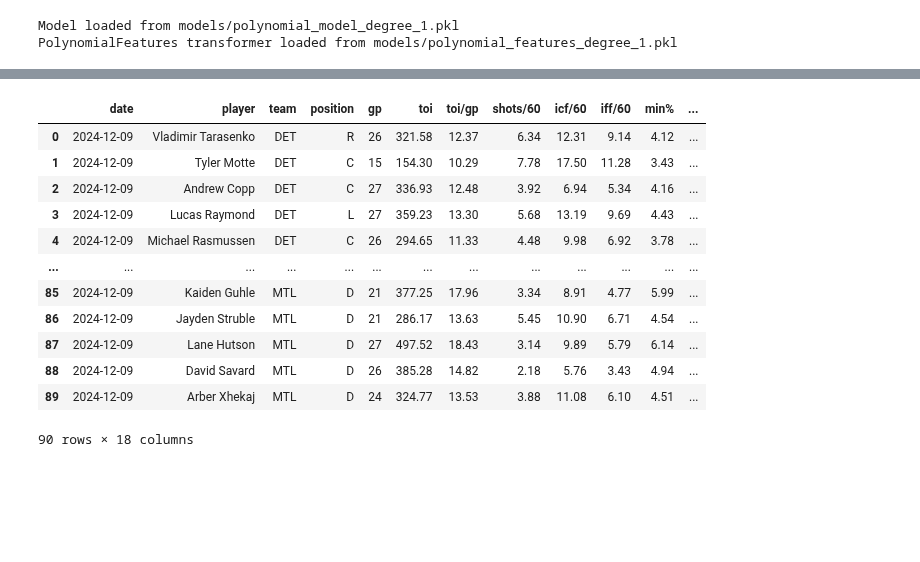
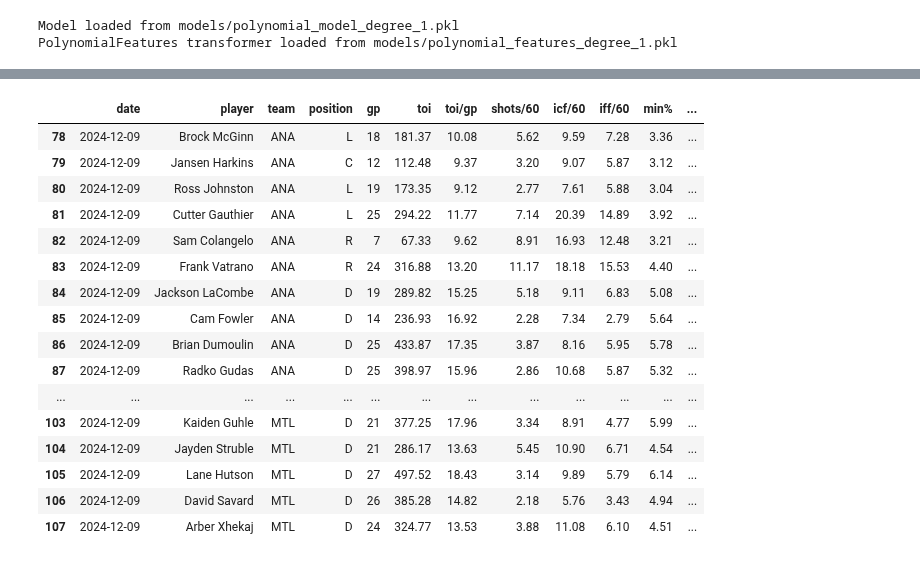
Before and after one commit to bwista/accurateshothelper, a Jupyter notebook: x_shots_model_01.ipynb, the cells around one changed output, grey strips where cells are left out. Drawn from its saved outputs; the diff is of its cells as text; code cells hidden in the pictures; blank space fills up the shorter version.

```diff
--- a/x_shots_model_01.ipynb
+++ b/x_shots_model_01.ipynb
@@ -1018,7 +1035,9 @@ def process_team_lineup_shots(input_date: str, team: str, player_stats_df: pd.Da
                 enddate=reference_date_str,
                 rate='y'
             )
-        print("Player and goalie statistics fetched successfully.")
+            print("Player and goalie statistics fetched successfully.")
+        else:
+            print("Player and goalie statistics already provided.")
 
         # Step 3: Extract team lineup for the input date and team
         lineup = extract_team_lineup(team, input_date)
@@ -1042,6 +1061,6 @@ def process_team_lineup_shots(input_date: str, team: str, player_stats_df: pd.Da
     except Exception as e:
         print(f"An error occurred during processing: {e}")
         raise
+
+# shots = process_team_lineup_shots('2024-12-09', 'NYR')
+# shots
-# %%
-shots = process_team_lineup_shots('2024-12-09', 'NYR')
-shots
@@ -1083,5 +1067,5 @@ Lineup extracted for team NYR on 2024-12-09.
 # %%
-def process_team_shots_and_opponent(input_date: str, team: str) -> Dict[str, Any]:
+def process_team_shots_and_opponent(input_date: str, team: str, player_stats_df: pd.DataFrame=None) -> Dict[str, Any]:
     """
     Processes a team's lineup shots and retrieves opponent's on-ice statistics for a given date.
 
@@ -1095,9 +1079,6 @@ def process_team_shots_and_opponent(input_date: str, team: str) -> Dict[str, Any
     Args:
         input_date (str): The reference date in 'YYYY-MM-DD' format.
         team (str): The three-letter team code (e.g., 'TOR').
-        db_config (Dict[str, str]): Database configuration dictionary.
-        model: Loaded regression model.
-        poly: Loaded PolynomialFeatures transformer.
 
     Returns:
         Dict[str, Any]: A dictionary containing the team's lineup shots DataFrame, game_id, opponent team code,
@@ -1118,7 +1099,7 @@ def process_team_shots_and_opponent(input_date: str, team: str) -> Dict[str, Any
             day_before_input = day_before_input_dt.strftime('%Y-%m-%d')
 
         # Step 2: Run process_team_lineup_shots for the given team and date
-        team_shots_df = process_team_lineup_shots(input_date, team)
+        team_shots_df = process_team_lineup_shots(input_date, team, player_stats_df)
 
         # Insert date as the first column
         team_shots_df.insert(0, 'date', input_date)
@@ -1157,10 +1138,15 @@ def process_team_shots_and_opponent(input_date: str, team: str) -> Dict[str, Any
         if not game_id or not opponent_team_tricode:
             raise ValueError(f"Team {team} did not play on {input_date} or could not determine opponent.")
 
-        # Step 5: Convert opponent_team_tricode to full name
+        # Step 5: Convert opponent_team_tricode to full name and remove accent marks
         opponent_team_fullname = get_fullname_by_tricode(opponent_team_tricode)
         if opponent_team_fullname is None:
             raise ValueError(f"Could not find full name for opponent TriCode '{opponent_team_tricode}'.")
+        # Remove any accent marks from opponent_team_fullname
+        opponent_team_fullname = ''.join(
+            c for c in unicodedata.normalize('NFD', opponent_team_fullname)
+            if unicodedata.category(c) != 'Mn'
+        )
         print(f"Opponent Team Full Name: {opponent_team_fullname}")
 
         # Step 6: Use nst_team_on_ice_scraper to fetch opponent's on-ice statistics
@@ -1534,7 +1520,7 @@ def process_date_shots(date: str, sportsbook: str = 'draftkings') -> pd.DataFram
                 logging.info(f"Processing team: {team} in game ID: {game_id}")
 
                 # Step 4: Process team shots and opponent statistics
-                processed_data = process_team_shots_and_opponent(date, team)
+                processed_data = process_team_shots_and_opponent(date, team, player_stats_df)
 
                 # Extract the team_shots DataFrame from the processed data
                 team_shots_df = processed_data.get('team_shots')
@@ -1547,6 +1533,7 @@ def process_date_shots(date: str, sportsbook: str = 'draftkings') -> pd.DataFram
                 team_shots_df = add_sog_to_team_shots(team_shots_df)
 
                 # Step 6: Process the team shots DataFrame to retrieve odds
+                #TODO need to add either error saying no odds retrieved, or fetch the odds
                 processed_shots_df = process_team_shots(team_shots_df, sportsbook, line=True)
 
                 if processed_shots_df.empty:
@@ -1719,19 +1718,23 @@ Applied opponent's CF% as a modifier to the team's projected shots (x_shots) bas
 # %%
-combined_shots_df
+combined_shots_df.tail(30)
 # %% [output]
 |  | date | player | team | position | gp | toi | toi/gp | shots/60 | icf/60 | iff/60 | min% | ... |
-| 0 | 2024-12-09 | Vladimir Tarasenko | DET | R | 26 | 321.58 | 12.37 | 6.34 | 12.31 | 9.14 | 4.12 | ... |
-| 1 | 2024-12-09 | Tyler Motte | DET | C | 15 | 154.30 | 10.29 | 7.78 | 17.50 | 11.28 | 3.43 | ... |
-| 2 | 2024-12-09 | Andrew Copp | DET | C | 27 | 336.93 | 12.48 | 3.92 | 6.94 | 5.34 | 4.16 | ... |
-| 3 | 2024-12-09 | Lucas Raymond | DET | L | 27 | 359.23 | 13.30 | 5.68 | 13.19 | 9.69 | 4.43 | ... |
-| 4 | 2024-12-09 | Michael Rasmussen | DET | C | 26 | 294.65 | 11.33 | 4.48 | 9.98 | 6.92 | 3.78 | ... |
+| 78 | 2024-12-09 | Brock McGinn | ANA | L | 18 | 181.37 | 10.08 | 5.62 | 9.59 | 7.28 | 3.36 | ... |
+| 79 | 2024-12-09 | Jansen Harkins | ANA | C | 12 | 112.48 | 9.37 | 3.20 | 9.07 | 5.87 | 3.12 | ... |
+| 80 | 2024-12-09 | Ross Johnston | ANA | L | 19 | 173.35 | 9.12 | 2.77 | 7.61 | 5.88 | 3.04 | ... |
+| 81 | 2024-12-09 | Cutter Gauthier | ANA | L | 25 | 294.22 | 11.77 | 7.14 | 20.39 | 14.89 | 3.92 | ... |
+| 82 | 2024-12-09 | Sam Colangelo | ANA | R | 7 | 67.33 | 9.62 | 8.91 | 16.93 | 12.48 | 3.21 | ... |
+| 83 | 2024-12-09 | Frank Vatrano | ANA | R | 24 | 316.88 | 13.20 | 11.17 | 18.18 | 15.53 | 4.40 | ... |
+| 84 | 2024-12-09 | Jackson LaCombe | ANA | D | 19 | 289.82 | 15.25 | 5.18 | 9.11 | 6.83 | 5.08 | ... |
+| 85 | 2024-12-09 | Cam Fowler | ANA | D | 14 | 236.93 | 16.92 | 2.28 | 7.34 | 2.79 | 5.64 | ... |
+| 86 | 2024-12-09 | Brian Dumoulin | ANA | D | 25 | 433.87 | 17.35 | 3.87 | 8.16 | 5.95 | 5.78 | ... |
+| 87 | 2024-12-09 | Radko Gudas | ANA | D | 25 | 398.97 | 15.96 | 2.86 | 10.68 | 5.87 | 5.32 | ... |
 | ... | ... | ... | ... | ... | ... | ... | ... | ... | ... | ... | ... | ... |
-| 85 | 2024-12-09 | Kaiden Guhle | MTL | D | 21 | 377.25 | 17.96 | 3.34 | 8.91 | 4.77 | 5.99 | ... |
-| 86 | 2024-12-09 | Jayden Struble | MTL | D | 21 | 286.17 | 13.63 | 5.45 | 10.90 | 6.71 | 4.54 | ... |
-| 87 | 2024-12-09 | Lane Hutson | MTL | D | 27 | 497.52 | 18.43 | 3.14 | 9.89 | 5.79 | 6.14 | ... |
-| 88 | 2024-12-09 | David Savard | MTL | D | 26 | 385.28 | 14.82 | 2.18 | 5.76 | 3.43 | 4.94 | ... |
-| 89 | 2024-12-09 | Arber Xhekaj | MTL | D | 24 | 324.77 | 13.53 | 3.88 | 11.08 | 6.10 | 4.51 | ... |
+| 103 | 2024-12-09 | Kaiden Guhle | MTL | D | 21 | 377.25 | 17.96 | 3.34 | 8.91 | 4.77 | 5.99 | ... |
+| 104 | 2024-12-09 | Jayden Struble | MTL | D | 21 | 286.17 | 13.63 | 5.45 | 10.90 | 6.71 | 4.54 | ... |
+| 105 | 2024-12-09 | Lane Hutson | MTL | D | 27 | 497.52 | 18.43 | 3.14 | 9.89 | 5.79 | 6.14 | ... |
+| 106 | 2024-12-09 | David Savard | MTL | D | 26 | 385.28 | 14.82 | 2.18 | 5.76 | 3.43 | 4.94 | ... |
+| 107 | 2024-12-09 | Arber Xhekaj | MTL | D | 24 | 324.77 | 13.53 | 3.88 | 11.08 | 6.10 | 4.51 | ... |
-90 rows × 18 columns
 # %%
 # Specify the date and sportsbook you want to process
 date_to_process = '2024-12-11'
```
Also changed, not shown: parts of 7 cells of this notebook.
